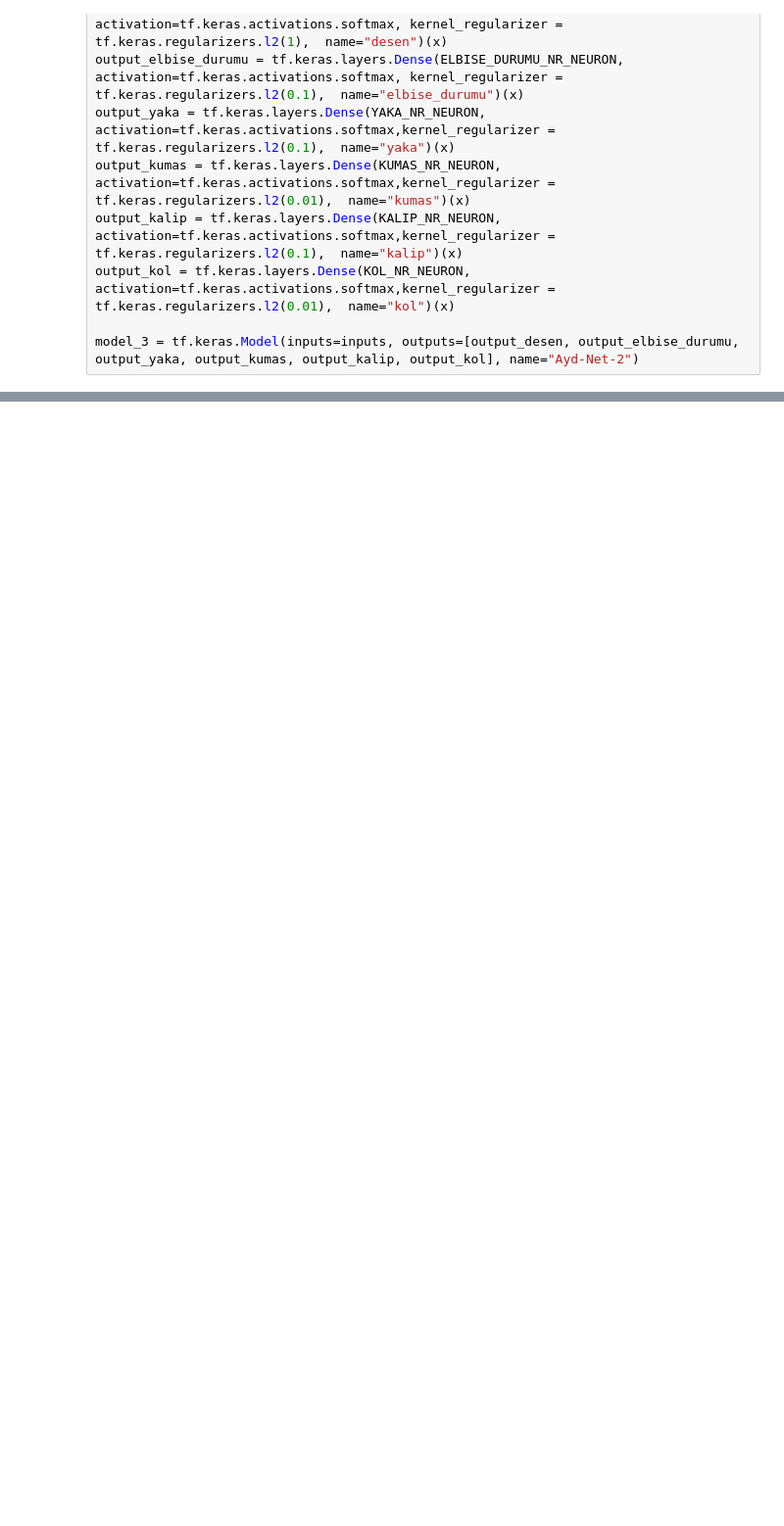
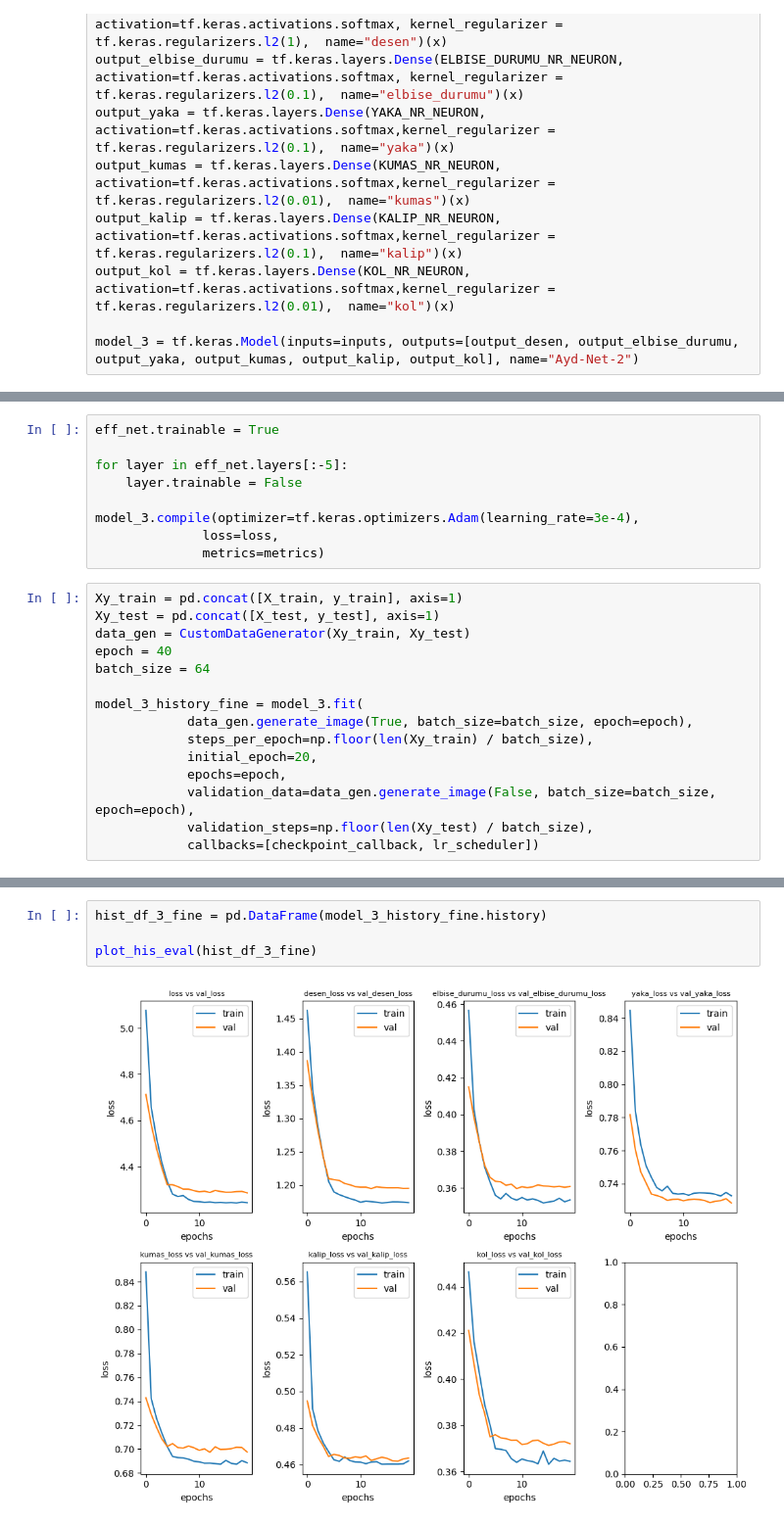
Before and after one commit to melihkacaman/SimilarProducts, a Jupyter notebook: notebooks/14 Fine Grained Multioutput Models.ipynb, the cells around one changed output, grey strips where cells are left out. Shown at 98% size. Drawn from its saved outputs; the diff is of its cells as text; blank space fills up the shorter version.

```diff
--- a/notebooks/14 Fine Grained Multioutput Models.ipynb
+++ b/notebooks/14 Fine Grained Multioutput Models.ipynb
@@ -519,0 +504,24 @@ plot_his_eval(hist_df_3)
+# %%
+eff_net.trainable = True
+
+for layer in eff_net.layers[:-5]:
+    layer.trainable = False
+
+model_3.compile(optimizer=tf.keras.optimizers.Adam(learning_rate=3e-4),
+              loss=loss,
+              metrics=metrics)
+# %%
+Xy_train = pd.concat([X_train, y_train], axis=1)
+Xy_test = pd.concat([X_test, y_test], axis=1)
+data_gen = CustomDataGenerator(Xy_train, Xy_test)
+epoch = 40
+batch_size = 64
+
+model_3_history_fine = model_3.fit(
+            data_gen.generate_image(True, batch_size=batch_size, epoch=epoch),
+            steps_per_epoch=np.floor(len(Xy_train) / batch_size),
+            initial_epoch=20,
+            epochs=epoch,
+            validation_data=data_gen.generate_image(False, batch_size=batch_size, epoch=epoch),
+            validation_steps=np.floor(len(Xy_test) / batch_size),
+            callbacks=[checkpoint_callback, lr_scheduler])
@@ -519,0 +546,6 @@ plot_his_eval(hist_df_3)
+# %%
+hist_df_3_fine = pd.DataFrame(model_3_history_fine.history)
+
+plot_his_eval(hist_df_3_fine)
+# %% [output]
+[figure, added]
```
Also changed, not shown: parts of 10 cells of this notebook.
